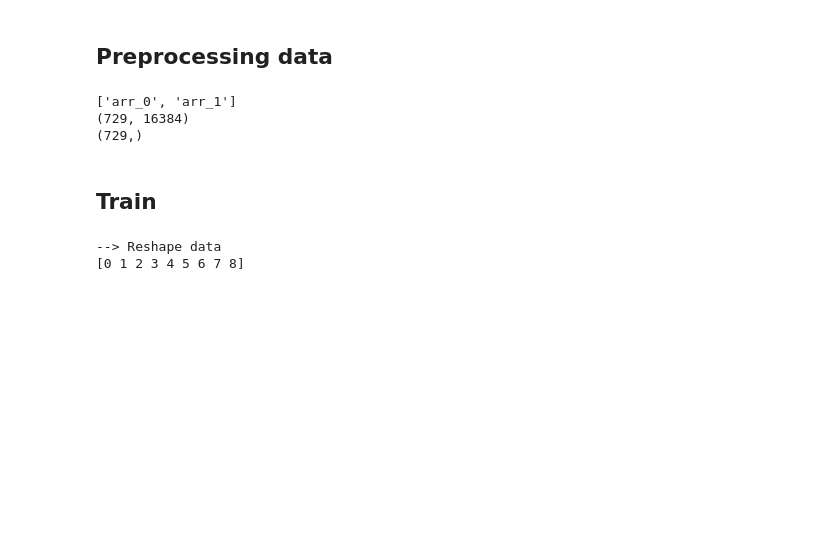
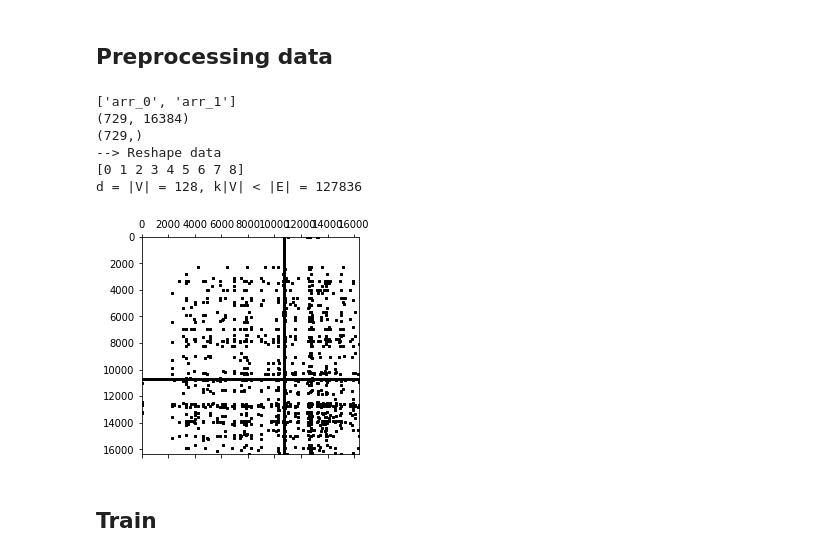
Before and after one commit to allnes/age_classifier, a Jupyter notebook: train_age_9_class_without_1st_interval.ipynb, the cells around one changed output. Saved outputs shown, nothing was run; the diff lists cells and outputs as text; code cells hidden in the pictures; blank space fills up the shorter version.

```diff
--- a/train_age_9_class_without_1st_interval.ipynb
+++ b/train_age_9_class_without_1st_interval.ipynb
@@ -105,57 +119,84 @@ def save_zip(save_size):
     for line in raw_file.readlines():
         match_obj = re.match(r'(GSM[0-9]*)\s*([M,F])\s*([0-9]*)\s*([0-9]*)', line)
         if not match_obj is None:
             y.append(int(match_obj.group(3)))
     y = np.array(y)
 
     assert len(y) == num_samples
     assert len(X) == num_samples
 
     print(raw_graph.files)
     print(X.shape)
     print(y.shape)
 
     # outfile = PATH_PROJECT + 'DATA/converted_data.npz'
     outfile = PATH_PROJECT + 'DATA/converted_data_resize_' + str(zip_size) + '.npz'
     np.savez(outfile, X, y)
 
 zip_size = 128
 # save_zip(zip_size)
 
-# PATH_CONVERTED_DATA = PATH_PROJECT + 'DATA/converted_data.npz'
-# PATH_CONVERTED_DATA = PATH_PROJECT + 'DATA/converted_data_resize_' + str(zip_size) + '.npz'
-# PATH_CONVERTED_DATA = PATH_PROJECT + 'DATA/converted_data_resize_875_random.npz'
-# PATH_CONVERTED_DATA = PATH_PROJECT + 'DATA/converted_data_resize_875_edmonds.npz'
-# PATH_CONVERTED_DATA = PATH_PROJECT + 'DATA/converted_data_resize_875_hard.npz'
-PATH_CONVERTED_DATA = PATH_PROJECT + 'DATA/converted_data_resize_128.npz'
+PATH_CONVERTED_DATA = PATH_PROJECT + 'DATA/ARCHIVE/converted_data_resize_' + str(zip_size) + '.npz'
+# PATH_CONVERTED_DATA = PATH_PROJECT + 'DATA/converted_data_resize_875_lam_192.npz'
+
 npzfile = np.load(PATH_CONVERTED_DATA)
 print(npzfile.files)
 X = npzfile['arr_0'].astype(np.float32)
 y = npzfile['arr_1']
 print(X.shape)
 print(y.shape)
+
+##########################################################
+
+print('--> Reshape data')
+n_train = (num_samples * 3) // 4
+n_val = num_samples // 10
+
+X_train = X[:n_train]
+X_val   = X[n_train:n_train+n_val]
+X_test  = X[n_train+n_val:]
+
+y = y // 10 - 1
+# y = y // 25
+y_train = y[:n_train]
+y_val   = y[n_train:n_train+n_val]
+y_test  = y[n_train+n_val:]
+
+print(np.unique(y))
+
+##########################################################
+
+# print('--> Get distance graph')
+# def distance_sklearn_metrics(z, k=4, metric='euclidean'):
+#     """Compute exact pairwise distances."""
+#     d = sklearn.metrics.pairwise.pairwise_distances(
+#             z, metric=metric, n_jobs=-2)
+#     # k-NN graph.
+#     idx = np.argsort(d)[:, 1:k+1]
+#     d.sort()
+#     d = d[:, 1:k+1]
+#     return d, idx
+
+
+# dist, idx = distance_sklearn_metrics(X_train.T)
+# A = graph.adjacency(dist, idx).astype(np.float32)
+
+# PATH_DUMP_DATA = PATH_PROJECT + 'DATA/dump.npz'
+# scipy.sparse.save_npz(PATH_DUMP_DATA, A)
+
+PATH_DUMP_LOAD_DATA = PATH_PROJECT + 'DATA/dump.npz'
+A = scipy.sparse.load_npz(PATH_DUMP_LOAD_DATA)
+
+
+print('d = |V| = {}, k|V| < |E| = {}'.format(zip_size, A.nnz))
+plt.spy(A, markersize=2, color='black');
 # %% [output]
 ['arr_0', 'arr_1']
 (729, 16384)
 (729,)
+--> Reshape data
+[0 1 2 3 4 5 6 7 8]
+d = |V| = 128, k|V| < |E| = 127836
+[figure, added]
 # %% [markdown]
 ## Train
-# %%
-print('--> Reshape data')
-n_train = (num_samples * 3) // 4
-n_val = num_samples // 10
-
-X_train = X[:n_train]
-X_val   = X[n_train:n_train+n_val]
-X_test  = X[n_train+n_val:]
-
-y = y // 10 - 1
-# y = y // 25
-y_train = y[:n_train]
-y_val   = y[n_train:n_train+n_val]
-y_test  = y[n_train+n_val:]
-
-print(np.unique(y))
-# %% [output]
---> Reshape data
-[0 1 2 3 4 5 6 7 8]
```
Also changed, not shown: parts of 8 cells of this notebook.
